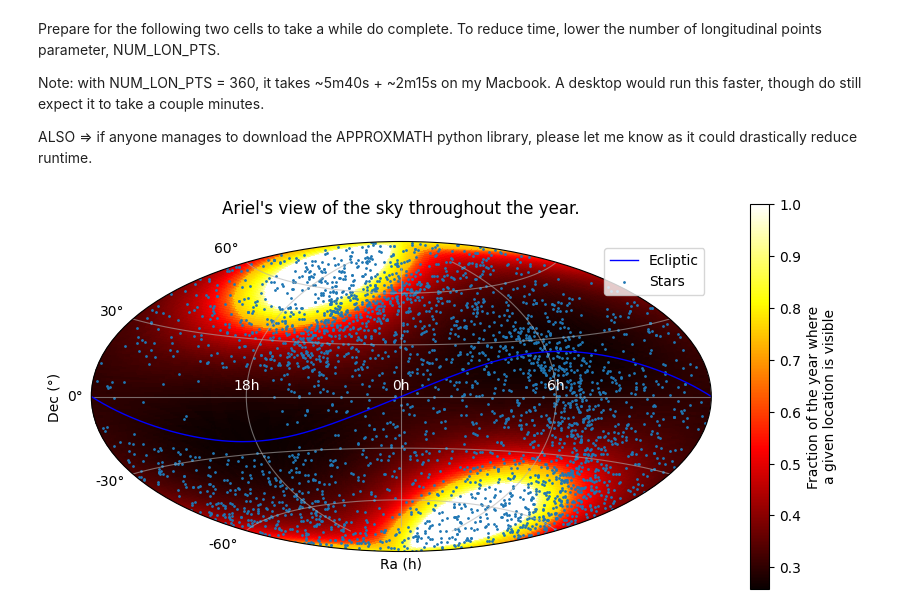
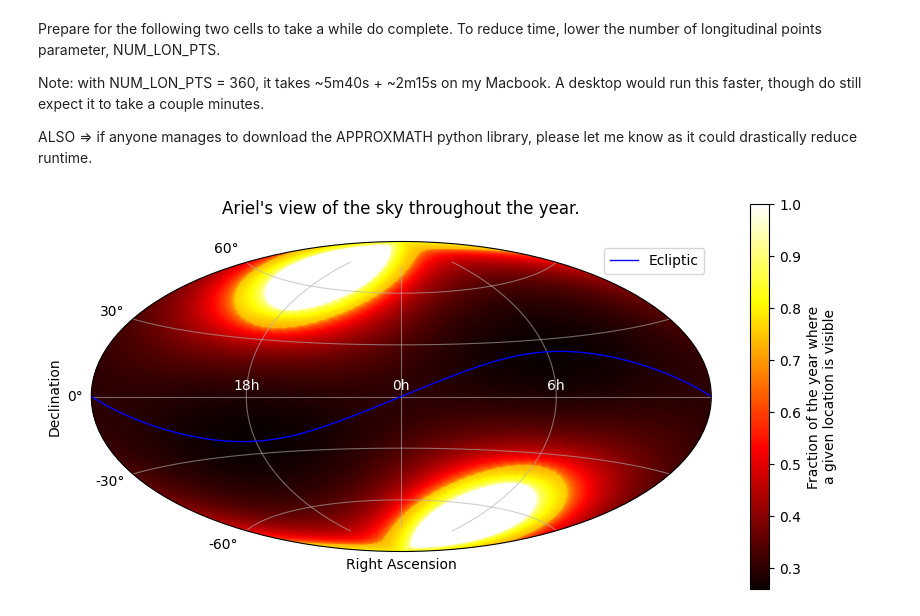
Before and after one commit to catlkx/Ariel-target-selection, a Jupyter notebook: VisibilityPlot.ipynb, the cells around one changed output. Saved outputs shown, nothing was run; the diff lists cells and outputs as text; code cells hidden in the pictures.

```diff
--- a/VisibilityPlot.ipynb
+++ b/VisibilityPlot.ipynb
@@ -36,7 +36,7 @@ Note: with NUM_LON_PTS = 360, it takes ~5m40s + ~2m15s on my Macbook. A desktop
 
 ALSO => if anyone manages to download the APPROXMATH python library, please let me know as it could drastically reduce runtime.
 # %%
-NUM_LON_PTS = 360 # number of longitudinal points for background and sinusoid (more points => smoother look)
+NUM_LON_PTS = 720 # number of longitudinal points for background and sinusoid (more points => smoother look)
 NUM_LAT_PTS = NUM_LON_PTS//2 # number of latiitudinal points for background (more points => smoother look)
 
 ra = np.linspace(-pi, pi, NUM_LON_PTS)
@@ -56,32 +56,32 @@ rho /= NUM_LON_PTS # normalizes values such that they are all between 0 and 1.
 # %%
 CMAP = 'hot' # color map for the pcolormesh
 
 # Preparing the plot
 plt.figure(figsize=(10,5))
 plt.subplot(projection = 'aitoff')
 plt.grid(True, alpha=.6)
 
 # plotting the pcolormesh and its color bar
 plt.pcolormesh(Lon, Lat, rho, cmap=CMAP)
 plt.colorbar(label="Fraction of the year where\na given location is visible")
 
 # plotting ecliptic path and stars of interest
 # plt.scatter(SUN_PATH['Ra'], SUN_PATH['Dec'], color='green', marker='o', s=15) # plots the position of the sun for key dates.
 plt.plot(ra, ecliptic, label='Ecliptic', color='blue', linewidth=1) # plots ecliptic
-plt.scatter(starRA, starDEC, s=1, marker='o', label='Stars') # plots the stars of interest
+# plt.scatter(starRA, starDEC, s=1, marker='o', label='Stars') # plots the stars of interest
 
 plt.xticks([-pi/2, 0, pi/2], ['18h', '0h', '6h'], color='white')
 plt.yticks([-pi/3, -pi/6, 0, pi/6, pi/3])
 
 # adding title and labels
 plt.title(f"Ariel's view of the sky throughout the year.", pad=20)
-plt.xlabel('Ra (h)')
-plt.ylabel('Dec (\u00B0)')
+plt.xlabel('Right Ascension')
+plt.ylabel('Declination')
 plt.legend(loc='best')
 
 # saving figure to the "Visibility Plots" folder
 plt.savefig(f"Visibility Plots/VisibilityPlot_CMAP={CMAP}.png", bbox_inches='tight', dpi=300)
 
 plt.show()
 # %% [output]
-[figure, old version]
+[figure, new version]
```
Also changed, not shown: 3 other files.
